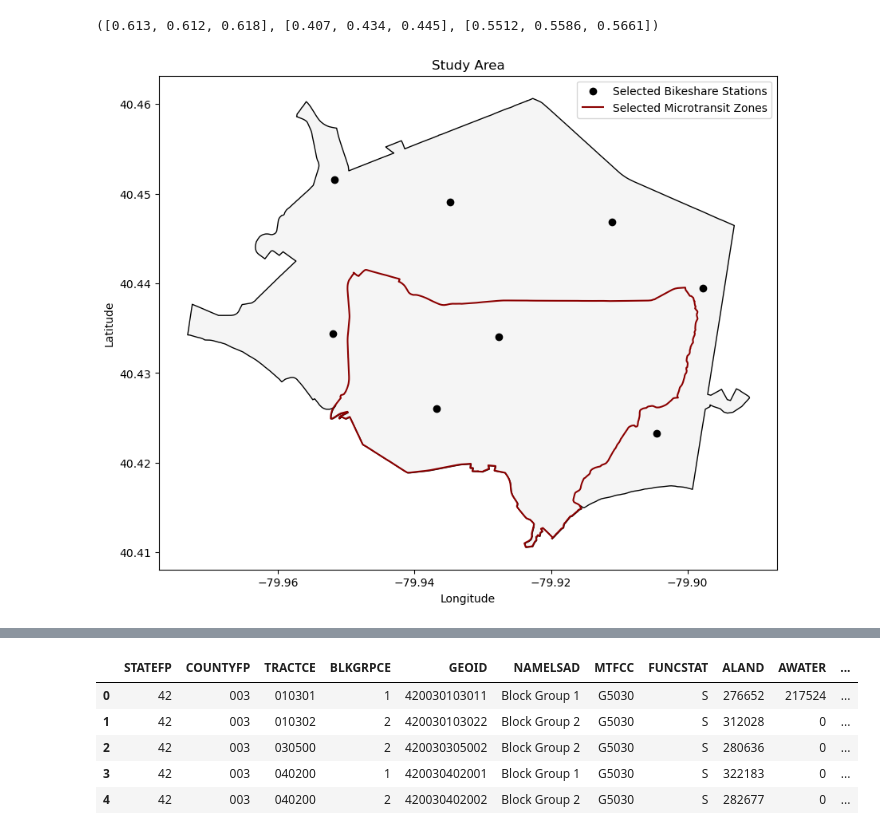
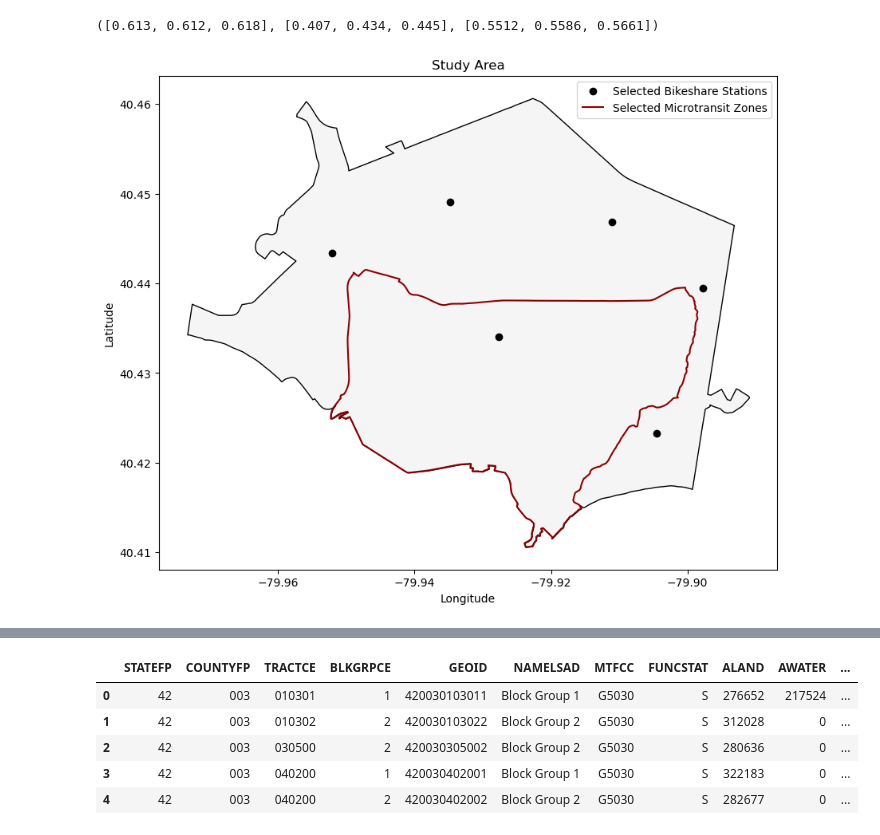
Before and after one commit to lgraff/nomad, a Jupyter notebook: project3-network_opt/optimize.ipynb, the cells around one changed output, grey strips where cells are left out. Cells and saved outputs as stored; diff of their text form; code cells hidden in the pictures.

```diff
--- a/project3-network_opt/optimize.ipynb
+++ b/project3-network_opt/optimize.ipynb
@@ -848,35 +848,37 @@ system_A_pct_tracker, minA_pct_tracker, A_tracker
 # %%
 from shapely import wkt
 import re
+
+best_combination = (['bsd10', 'bsd16', 'bsd1', 'bsd4', 'bsd17', 'bsd5'], [3])
 
 def extract_numbers(strings):
     all_numbers = []
     for string in strings:
         numbers = re.findall(r'\d+', string)
         all_numbers.extend(numbers)
     return [int(num) for num in all_numbers]
 
 neighborhoods_gdf = gpd.read_file(config['paths']['data']['neighborhoods_in'])
 hoods_keep_gdf = neighborhoods_gdf[neighborhoods_gdf['hood'].isin(config['geography']['neighborhoods'])]
 
 bikeshare_df = pd.read_csv(config['paths']['data']['bikeshare_station'])
 bikeshare_df['geometry'] = bikeshare_df['geometry'].apply(wkt.loads)
 bikeshare_gdf = gpd.GeoDataFrame(bikeshare_df, geometry='geometry', crs=neighborhoods_gdf.crs)
 bikeshare_best = extract_numbers(best_combination[0])
 
 microtransit_gdf = gpd.read_file(config['paths']['data']['microtransit_zones']).to_crs(neighborhoods_gdf.crs)
 microtransit_best = best_combination[1]
 
 # Plot the GeoDataFrame
 fig, ax = plt.subplots(figsize=(10, 10))
 hoods_keep_gdf.dissolve().plot(ax=ax, color='whitesmoke', edgecolor='black').plot(ax=ax, color='lightblue', edgecolor='black', label='Study Area')
 bikeshare_gdf[bikeshare_gdf['id'].isin(bikeshare_best)].plot(ax=ax, color='black', label='Selected Bikeshare Stations')
 microtransit_gdf[microtransit_gdf['id'].isin(microtransit_best)].boundary.plot(ax=ax, edgecolor='darkred', label='Selected Microtransit Zones')
 plt.legend()
 plt.xlabel('Longitude')
 plt.ylabel('Latitude')
 plt.title('Study Area')
 plt.show()
 # %% [output]
-[figure, old version]
+[figure, new version]
 # %%
```
Also changed, not shown: parts of 2 cells of this notebook, 1 other file.
